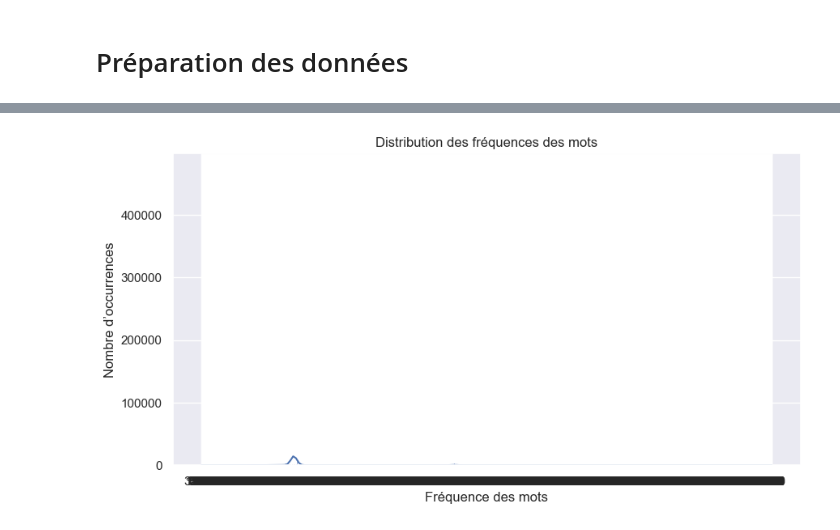
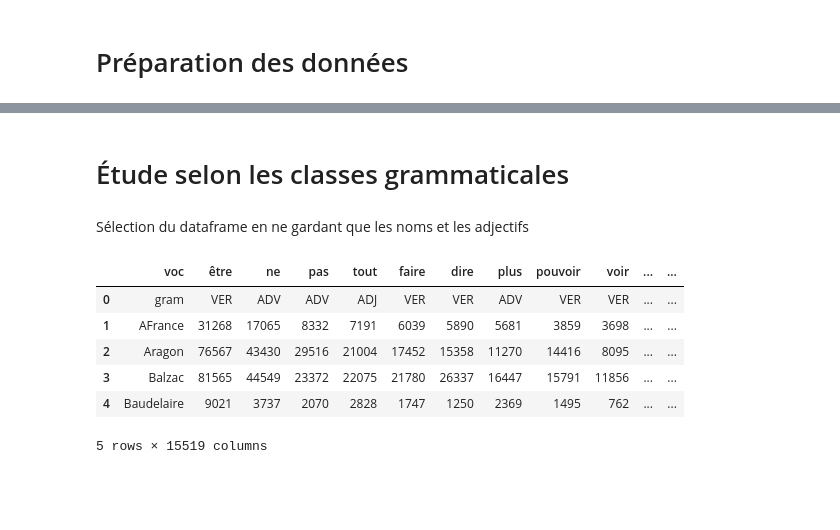
Before and after one commit to leaajo/APST, a Jupyter notebook: second_study/0_data.ipynb, the cells around one changed output, grey strips where cells are left out. Cells and saved outputs as stored; diff of their text form; code cells hidden in the pictures; blank space fills up the shorter version.

```diff
--- a/second_study/0_data.ipynb
+++ b/second_study/0_data.ipynb
@@ -16,15 +143,15 @@ from sklearn.model_selection import cross_val_score
+# %% [markdown]
+# Étude selon les classes grammaticales
+# %% [markdown]
+Sélection du dataframe en ne gardant que les noms et les adjectifs
 # %%
-X = pd.read_csv("data/Auteurs.csv", sep=" ")
-Y = pd.read_csv("data/AuteursNat.csv")
+auteurs = pd.read_csv("data/Auteurs.csv", sep = " ")
+auteurs.head()
+# %% [output]
+|  | voc | être | ne | pas | tout | faire | dire | plus | pouvoir | voir | ... | ... |
+| 0 | gram | VER | ADV | ADV | ADJ | VER | VER | ADV | VER | VER | ... | ... |
+| 1 | AFrance | 31268 | 17065 | 8332 | 7191 | 6039 | 5890 | 5681 | 3859 | 3698 | ... | ... |
+| 2 | Aragon | 76567 | 43430 | 29516 | 21004 | 17452 | 15358 | 11270 | 14416 | 8095 | ... | ... |
+| 3 | Balzac | 81565 | 44549 | 23372 | 22075 | 21780 | 26337 | 16447 | 15791 | 11856 | ... | ... |
+| 4 | Baudelaire | 9021 | 3737 | 2070 | 2828 | 1747 | 1250 | 2369 | 1495 | 762 | ... | ... |
+5 rows × 15519 columns
-# %%
-df = X.iloc[1:]
-
-# Distribution des valeurs
-plt.figure(figsize=(10,5))
-sns.histplot(df.iloc[:,1:].values.flatten(), bins=50, kde=True)
-plt.xlabel("Fréquence des mots")
-plt.ylabel("Nombre d’occurrences")
-plt.title("Distribution des fréquences des mots")
-plt.show()
-# %% [output]
-[figure, removed]
```
Also changed, not shown: parts of 15 cells of this notebook, 1 other file.
